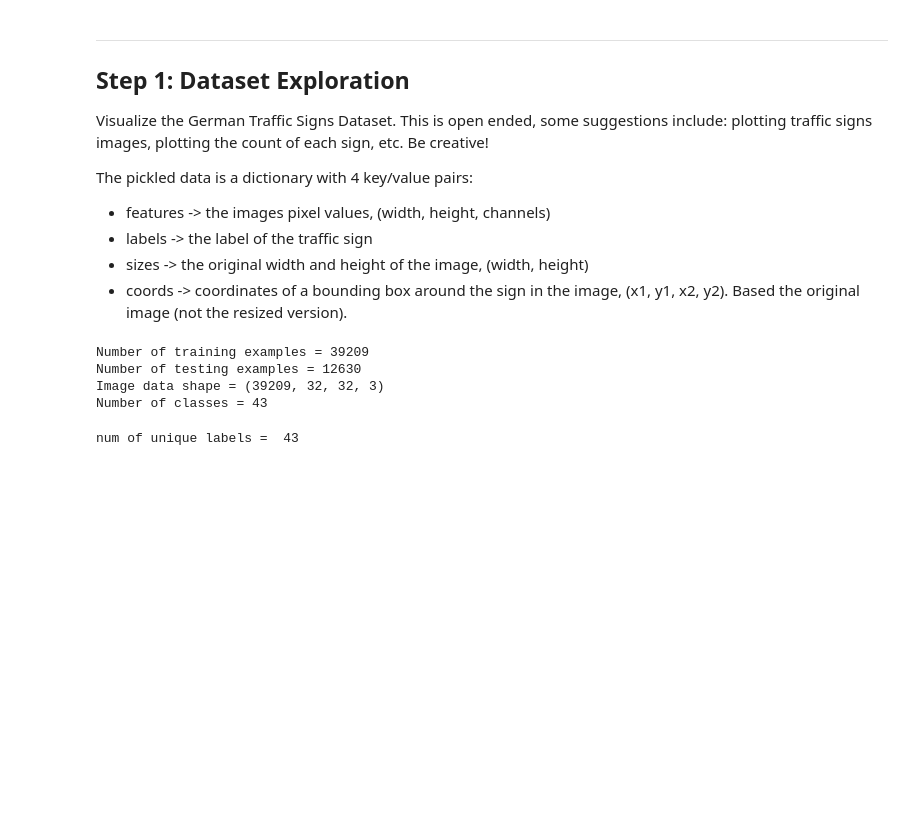
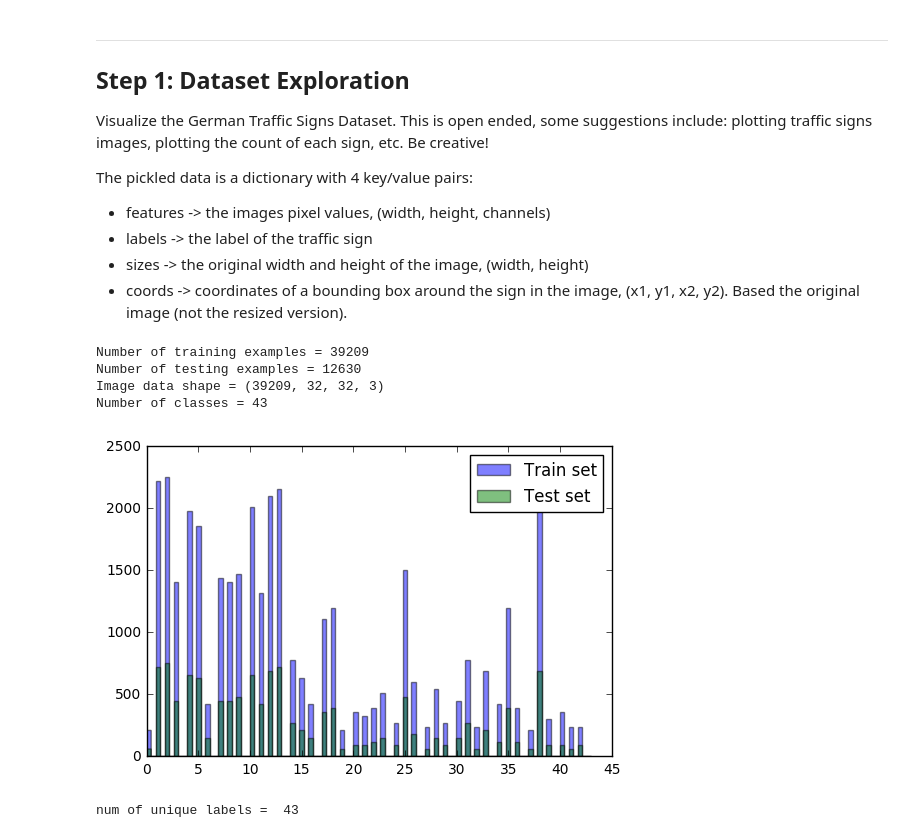
Before and after one commit to ihangulo/SelfDrivingCarND, a Jupyter notebook: Project2/Traffic Sign Classifier/Traffic_Signs_Recognition.ipynb, the cells around one changed output. Saved outputs shown, nothing was run; the diff lists cells and outputs as text; code cells hidden in the pictures; blank space fills up the shorter version.

```diff
--- a/Project2/Traffic Sign Classifier/Traffic_Signs_Recognition.ipynb
+++ b/Project2/Traffic Sign Classifier/Traffic_Signs_Recognition.ipynb
@@ -50,22 +50,42 @@ X_test, y_test = test['features'], test['labels']
 # recover memory
 del train
 del test
+# %%
+import numpy as np
+
+import matplotlib
+import matplotlib.pyplot as plt
+# draw histogram
+# http://stackoverflow.com/questions/6871201/plot-two-histograms-at-the-same-time-with-matplotlib
+def draw_histogram (train, test, num, title) :
+
+    bins = np.linspace(0, num, 100)
+
+    plt.hist(train, bins, alpha=0.5, label='Train set')
+    plt.hist(test, bins, alpha=0.5, label='Test set')
+    plt.legend(loc='upper right')
+    plt.show()
 # %%
+%matplotlib inline
 ## To start off let's do a basic data summary.
 n_train = len(X_train) #number of training examples
 n_test = len(X_test) # number of testing examples
 image_shape = X_train.shape # what's the shape of an image?
 n_classes = len(np.unique(y_train))# how many classes are in the dataset
 
 print("Number of training examples =", n_train)
 print("Number of testing examples =", n_test)
 print("Image data shape =", image_shape)
 print("Number of classes =", n_classes)
+
+# draw histogram : 2016.DEC.10 added
+draw_histogram(y_train, y_test , n_classes,  "Dataset Histogram")
 # %% [output]
 Number of training examples = 39209
 Number of testing examples = 12630
 Image data shape = (39209, 32, 32, 3)
 Number of classes = 43
+[figure, added]
 # %%
 ### Data exploration visualization goes here.
 ### Feel free to use as many code cells as needed.
```
Also changed, not shown: parts of 11 cells of this notebook, 1 other file.
